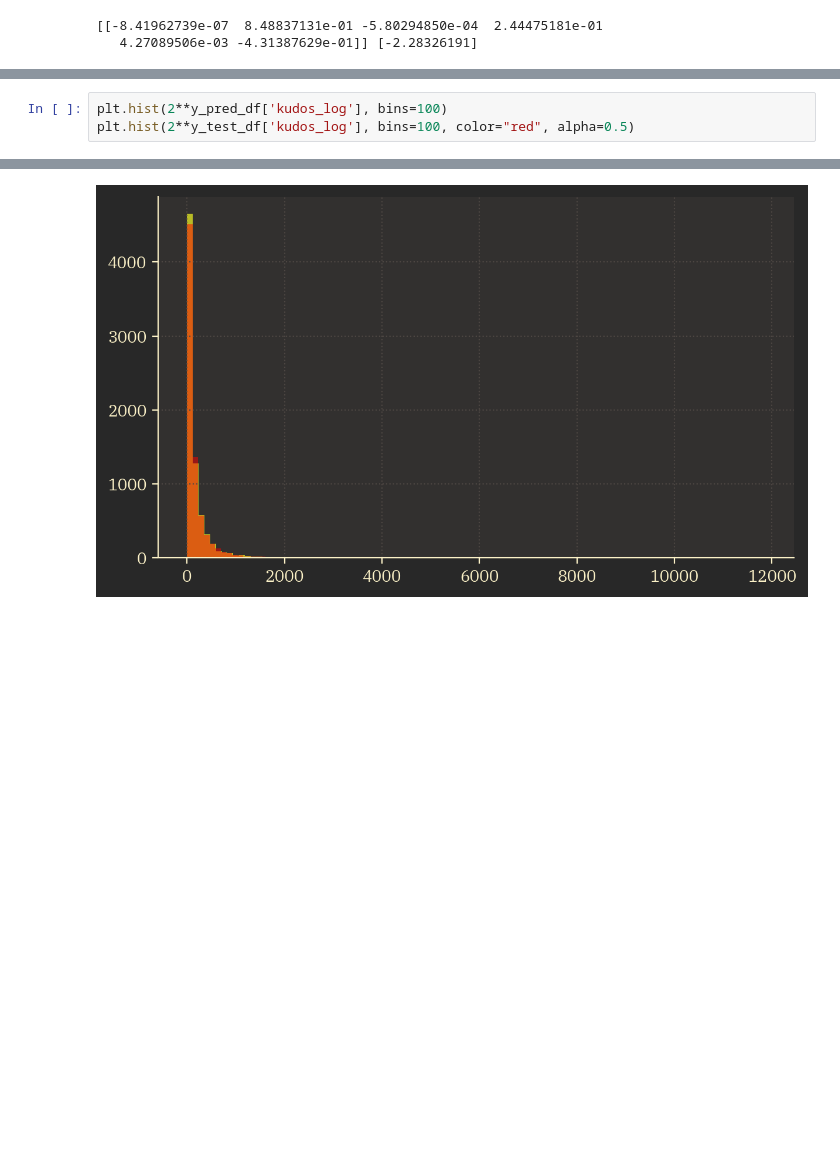
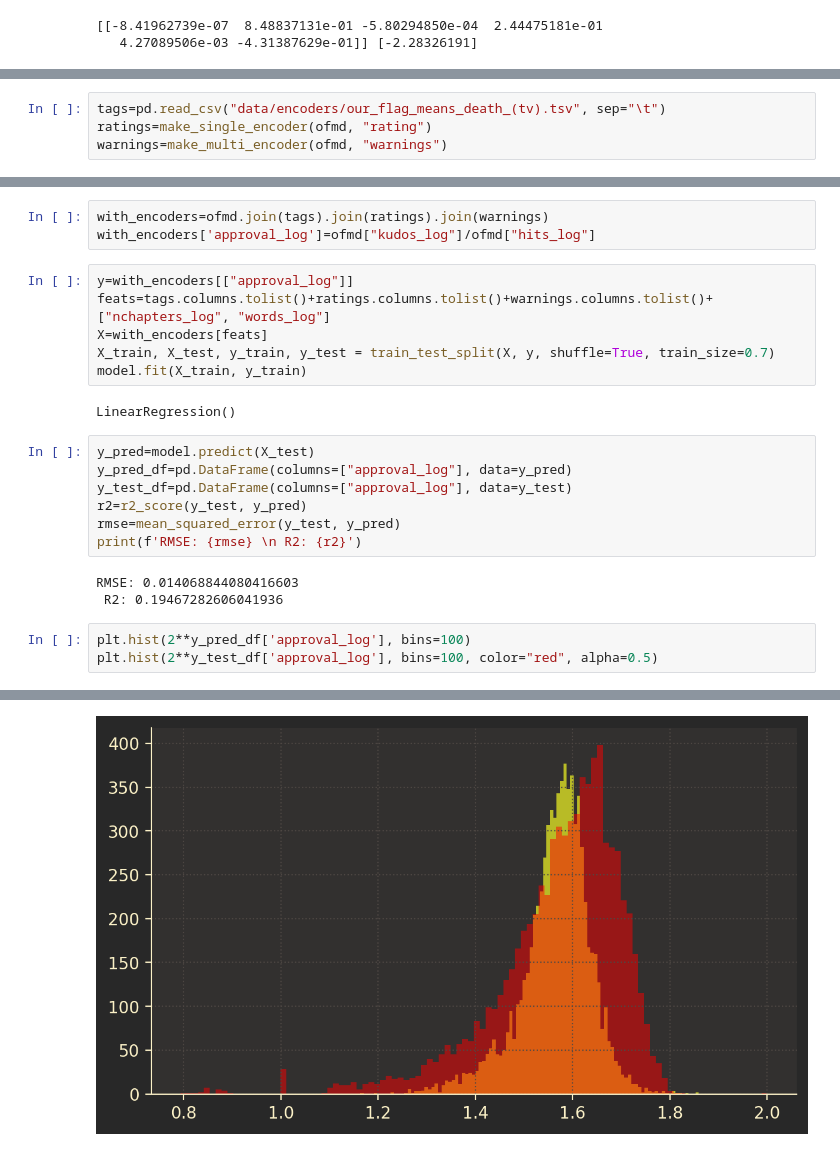
Before and after one commit to elhudson/fanficStats, a Jupyter notebook: ofmd.ipynb, the cells around one changed output, grey strips where cells are left out. Drawn from its saved outputs; the diff is of its cells as text; blank space fills up the shorter version.

```diff
--- a/ofmd.ipynb
+++ b/ofmd.ipynb
@@ -247,0 +237,4 @@ array([[813.18249362],
+# %%
+tags=pd.read_csv("data/encoders/our_flag_means_death_(tv).tsv", sep="\t")
+ratings=make_single_encoder(ofmd, "rating")
+warnings=make_multi_encoder(ofmd, "warnings")
@@ -248,4 +256,25 @@ array([[813.18249362],
+# %%
+with_encoders=ofmd.join(tags).join(ratings).join(warnings)
+with_encoders['approval_log']=ofmd["kudos_log"]/ofmd["hits_log"]
+# %%
+y=with_encoders[["approval_log"]]
+feats=tags.columns.tolist()+ratings.columns.tolist()+warnings.columns.tolist()+["nchapters_log", "words_log"]
+X=with_encoders[feats]
+X_train, X_test, y_train, y_test = train_test_split(X, y, shuffle=True, train_size=0.7)
+model.fit(X_train, y_train)
+# %% [output]
+LinearRegression()
+# %%
+y_pred=model.predict(X_test)
+y_pred_df=pd.DataFrame(columns=["approval_log"], data=y_pred)
+y_test_df=pd.DataFrame(columns=["approval_log"], data=y_test)
+r2=r2_score(y_test, y_pred)
+rmse=mean_squared_error(y_test, y_pred)
+print(f'RMSE: {rmse} \n R2: {r2}')
+# %% [output]
+RMSE: 0.014068844080416603
+ R2: 0.19467282606041936
 # %%
-plt.hist(2**y_pred_df['kudos_log'], bins=100)
-plt.hist(2**y_test_df['kudos_log'], bins=100, color="red", alpha=0.5)
+plt.hist(2**y_pred_df['approval_log'], bins=100)
+plt.hist(2**y_test_df['approval_log'], bins=100, color="red", alpha=0.5)
 # %% [output]
@@ -269 +315 @@ plt.hist(2**y_test_df['kudos_log'], bins=100, color="red", alpha=0.5)
-[figure, old version]
+[figure, new version]
```
Also changed, not shown: parts of 26 cells of this notebook, 4 other files.
